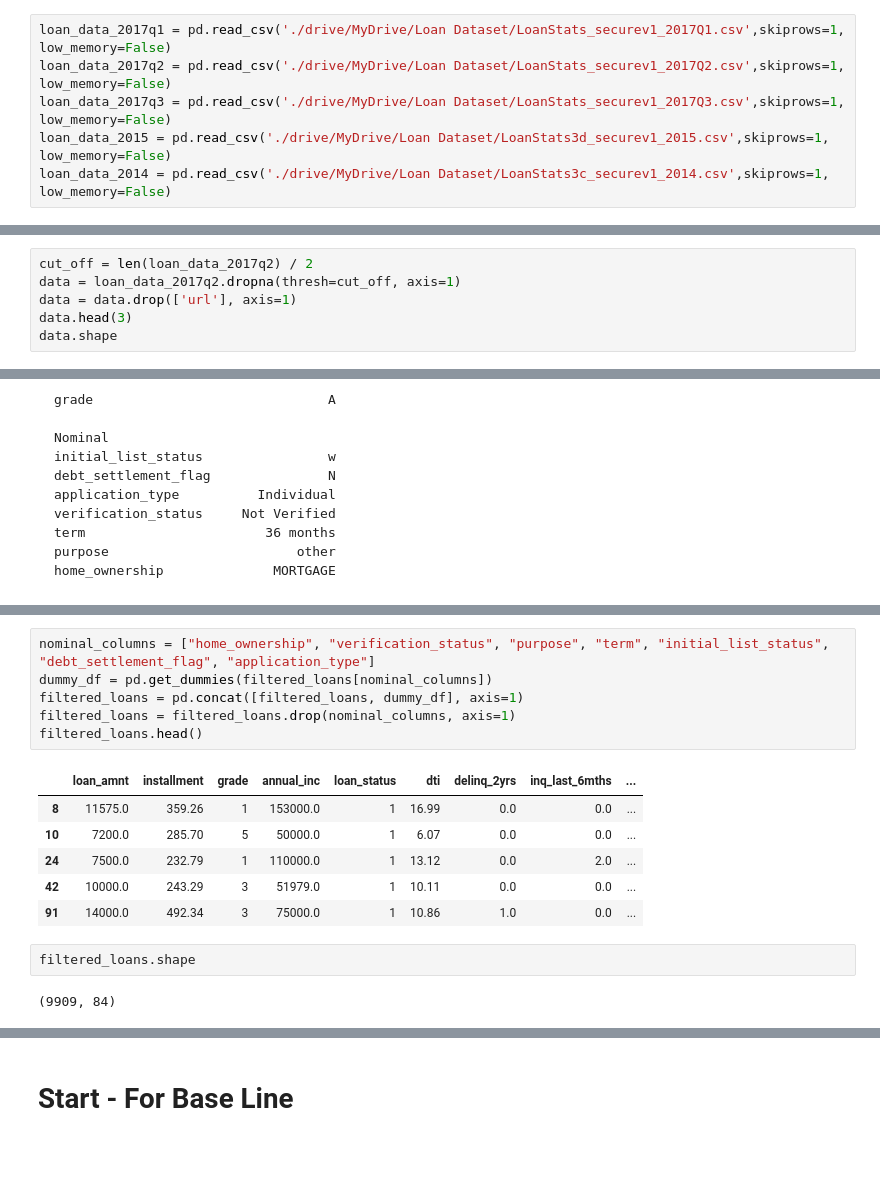
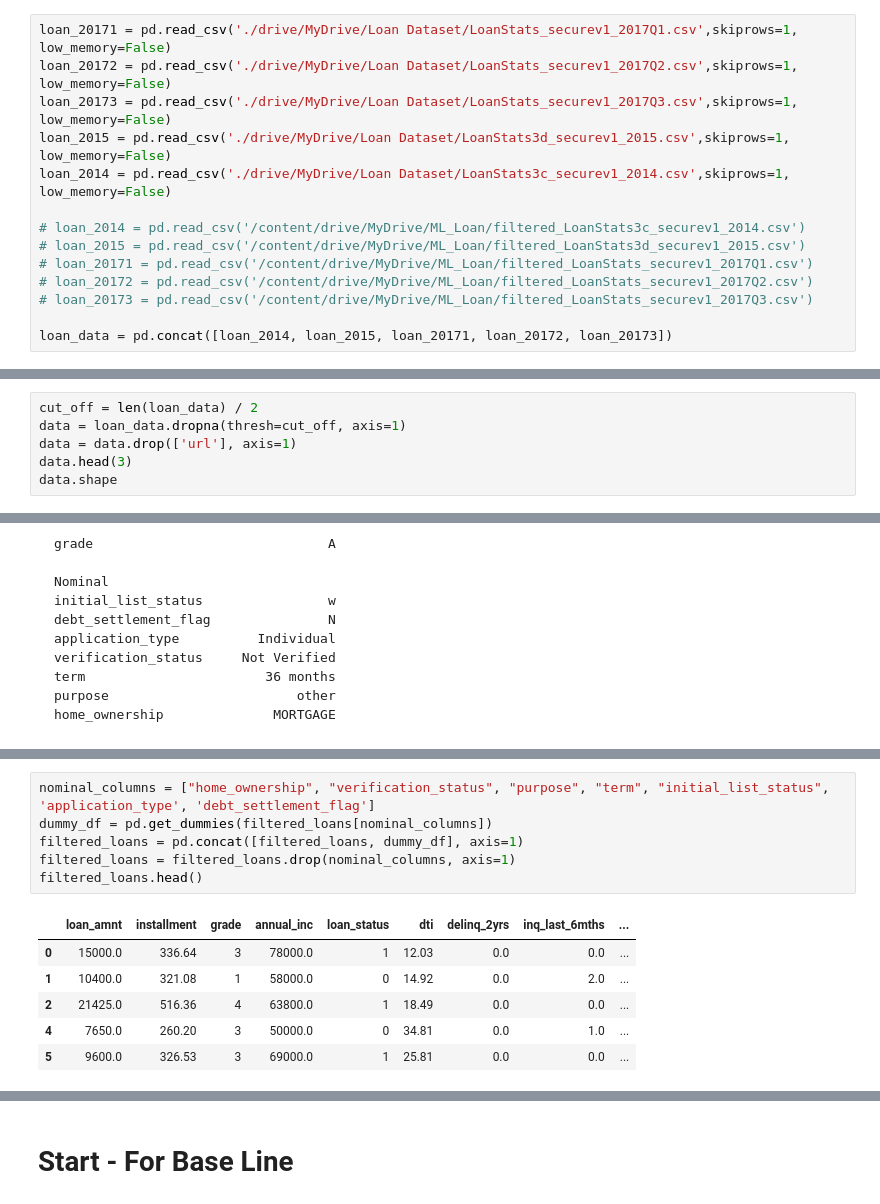
Before and after one commit to vaibhavhirani/ML-Loan-Assignment, a Jupyter notebook: ML_assignment_test.ipynb, the cells around one changed output, grey strips where cells are left out. Saved outputs shown, nothing was run; the diff lists cells and outputs as text; blank space fills up the shorter version.

```diff
--- a/ML_assignment_test.ipynb
+++ b/ML_assignment_test.ipynb
@@ -34,10 +34,18 @@ import seaborn as sns
 %matplotlib inline
 plt.rcParams['figure.figsize'] = (12,8)
 # %%
-loan_data_2017q1 = pd.read_csv('./drive/MyDrive/Loan Dataset/LoanStats_securev1_2017Q1.csv',skiprows=1, low_memory=False)
-loan_data_2017q2 = pd.read_csv('./drive/MyDrive/Loan Dataset/LoanStats_securev1_2017Q2.csv',skiprows=1, low_memory=False)
-loan_data_2017q3 = pd.read_csv('./drive/MyDrive/Loan Dataset/LoanStats_securev1_2017Q3.csv',skiprows=1, low_memory=False)
-loan_data_2015 = pd.read_csv('./drive/MyDrive/Loan Dataset/LoanStats3d_securev1_2015.csv',skiprows=1, low_memory=False)
-loan_data_2014 = pd.read_csv('./drive/MyDrive/Loan Dataset/LoanStats3c_securev1_2014.csv',skiprows=1, low_memory=False)
+loan_20171 = pd.read_csv('./drive/MyDrive/Loan Dataset/LoanStats_securev1_2017Q1.csv',skiprows=1, low_memory=False)
+loan_20172 = pd.read_csv('./drive/MyDrive/Loan Dataset/LoanStats_securev1_2017Q2.csv',skiprows=1, low_memory=False)
+loan_20173 = pd.read_csv('./drive/MyDrive/Loan Dataset/LoanStats_securev1_2017Q3.csv',skiprows=1, low_memory=False)
+loan_2015 = pd.read_csv('./drive/MyDrive/Loan Dataset/LoanStats3d_securev1_2015.csv',skiprows=1, low_memory=False)
+loan_2014 = pd.read_csv('./drive/MyDrive/Loan Dataset/LoanStats3c_securev1_2014.csv',skiprows=1, low_memory=False)
+
+# loan_2014 = pd.read_csv('/content/drive/MyDrive/ML_Loan/filtered_LoanStats3c_securev1_2014.csv')
+# loan_2015 = pd.read_csv('/content/drive/MyDrive/ML_Loan/filtered_LoanStats3d_securev1_2015.csv')
+# loan_20171 = pd.read_csv('/content/drive/MyDrive/ML_Loan/filtered_LoanStats_securev1_2017Q1.csv')
+# loan_20172 = pd.read_csv('/content/drive/MyDrive/ML_Loan/filtered_LoanStats_securev1_2017Q2.csv')
+# loan_20173 = pd.read_csv('/content/drive/MyDrive/ML_Loan/filtered_LoanStats_securev1_2017Q3.csv')
+
+loan_data = pd.concat([loan_2014, loan_2015, loan_20171, loan_20172, loan_20173])
 # %%
 #concat all the sets
@@ -44,8 +55,8 @@ loan_data_2014 = pd.read_csv('./drive/MyDrive/Loan Dataset/LoanStats3c_securev1_
 # %% [markdown]
 # Cleaning the data: deleting Columns
 # %%
-cut_off = len(loan_data_2017q2) / 2
-data = loan_data_2017q2.dropna(thresh=cut_off, axis=1)
+cut_off = len(loan_data) / 2
+data = loan_data.dropna(thresh=cut_off, axis=1)
 data = data.drop(['url'], axis=1)
 data.head(3)
 data.shape
@@ -367,17 +392,13 @@ filtered_loans[['grade']].head()
 # %%
-nominal_columns = ["home_ownership", "verification_status", "purpose", "term", "initial_list_status", "debt_settlement_flag", "application_type"]
+nominal_columns = ["home_ownership", "verification_status", "purpose", "term", "initial_list_status", 'application_type', 'debt_settlement_flag']
 dummy_df = pd.get_dummies(filtered_loans[nominal_columns])
 filtered_loans = pd.concat([filtered_loans, dummy_df], axis=1)
 filtered_loans = filtered_loans.drop(nominal_columns, axis=1)
 filtered_loans.head()
 # %% [output]
 |  | loan_amnt | installment | grade | annual_inc | loan_status | dti | delinq_2yrs | inq_last_6mths | ... |
-| 8 | 11575.0 | 359.26 | 1 | 153000.0 | 1 | 16.99 | 0.0 | 0.0 | ... |
-| 10 | 7200.0 | 285.70 | 5 | 50000.0 | 1 | 6.07 | 0.0 | 0.0 | ... |
-| 24 | 7500.0 | 232.79 | 1 | 110000.0 | 1 | 13.12 | 0.0 | 2.0 | ... |
-| 42 | 10000.0 | 243.29 | 3 | 51979.0 | 1 | 10.11 | 0.0 | 0.0 | ... |
-| 91 | 14000.0 | 492.34 | 3 | 75000.0 | 1 | 10.86 | 1.0 | 0.0 | ... |
+| 0 | 15000.0 | 336.64 | 3 | 78000.0 | 1 | 12.03 | 0.0 | 0.0 | ... |
+| 1 | 10400.0 | 321.08 | 1 | 58000.0 | 0 | 14.92 | 0.0 | 2.0 | ... |
+| 2 | 21425.0 | 516.36 | 4 | 63800.0 | 1 | 18.49 | 0.0 | 0.0 | ... |
+| 4 | 7650.0 | 260.20 | 3 | 50000.0 | 0 | 34.81 | 0.0 | 1.0 | ... |
+| 5 | 9600.0 | 326.53 | 3 | 69000.0 | 1 | 25.81 | 0.0 | 0.0 | ... |
-# %%
-filtered_loans.shape
-# %% [output]
-(9909, 84)
```
Also changed, not shown: parts of 24 cells of this notebook.
